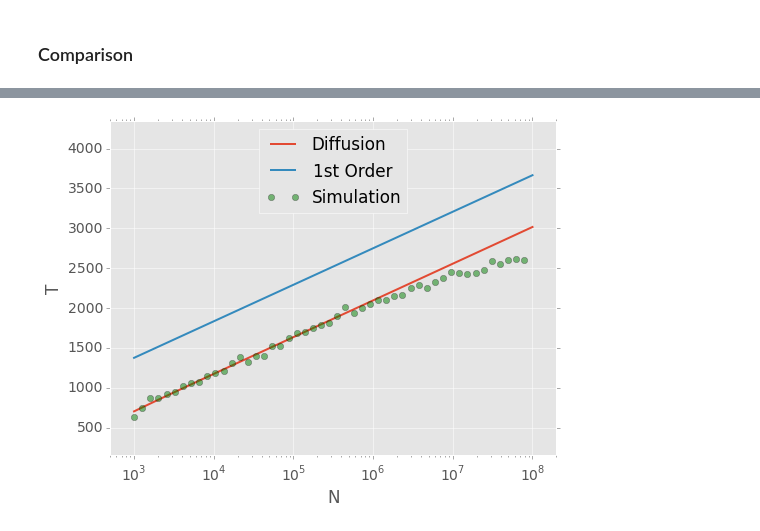
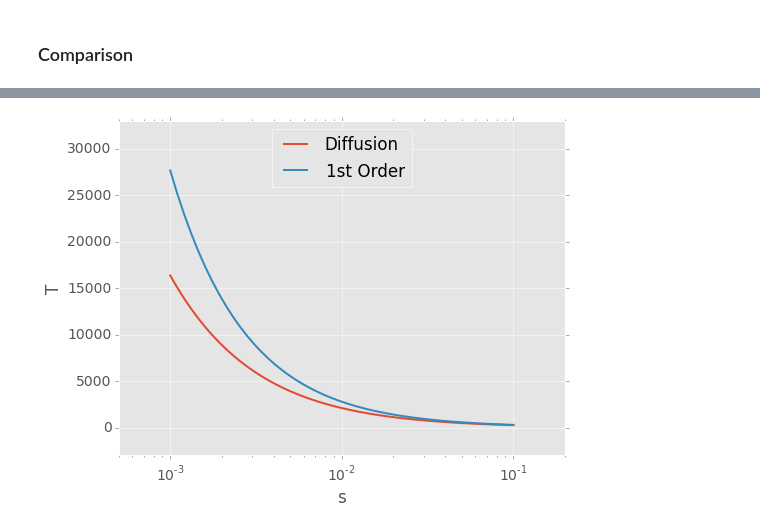
Before and after one commit to yoavram/ipython-notebooks, a Jupyter notebook: Fixation of a beneficial allele.ipynb, the cells around one changed output, grey strips where cells are left out. Drawn from its saved outputs; the diff is of its cells as text; code cells hidden in the pictures.

```diff
--- a/Fixation of a beneficial allele.ipynb
+++ b/Fixation of a beneficial allele.ipynb
@@ -107,11 +109,12 @@ def p_kimura(s,N,x):
 # %% [markdown]
 ### Comparison
 # %%
-def plot_kimura_eshel_simulation(x, kimura=None, eshel=None, simulation=None, xlabel='', ylabel='p'):
+def plot_kimura_eshel_simulation(x, kimura=None, eshel=None, simulation=None, x_simulation=None, xlabel='', ylabel='p'):
     fig,ax = subplots(1,1)
     if kimura != None: ax.plot(x, kimura, label='Diffusion')
     if eshel != None: ax.plot(x, eshel, label='1st Order')
-    if simulation != None: ax.plot(x, simulation, 'og', alpha=0.5, label='Simulation')
+    if x_simulation == None: x_simulation = x
+    if simulation != None: ax.plot(x_simulation, simulation, 'og', alpha=0.5, label='Simulation')
     ax.legend(loc=9)
     ax.set_xscale('log')
     ax.grid(False,'minor')
@@ -144 +127,6 @@ print N_range
+# %%
+s = 0.001
+N_range = array(map(int,logspace(3,7,50)))
+p_eshel_N  = p_eshel(s, N_range, 1./N_range)
+p_kimura_N = p_kimura(s, N_range, 1./N_range)
 # %%
@@ -241,4 +235,4 @@ T_simulation_N = pool.map_sync(lambda s,N: T_simulation(s, N, 1./N, 1000), [s]*l
 # %%
-plot_kimura_eshel_simulation(N_range, T_kimura_N, T_haldane_N, T_simulation_N, xlabel='N', ylabel='T');
+plot_kimura_eshel_simulation(s_range, T_kimura_s, T_haldane_s, xlabel='s', ylabel='T');
 # %% [output]
-[figure, old version]
+[figure, new version]
```
Also changed, not shown: parts of 32 cells of this notebook.
